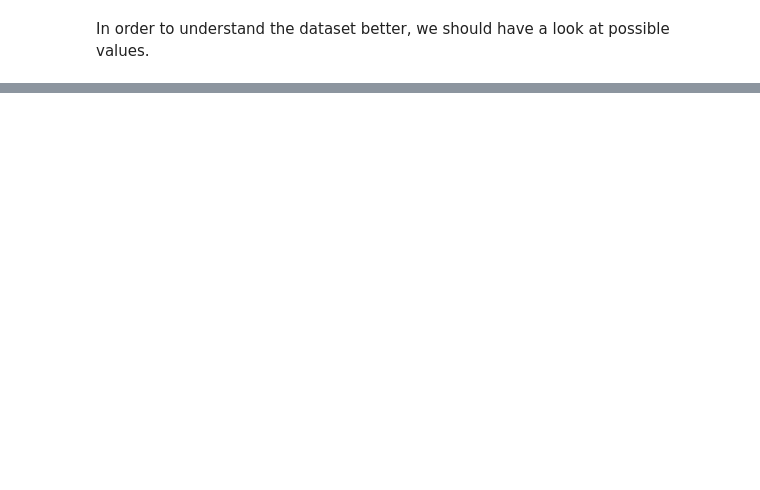
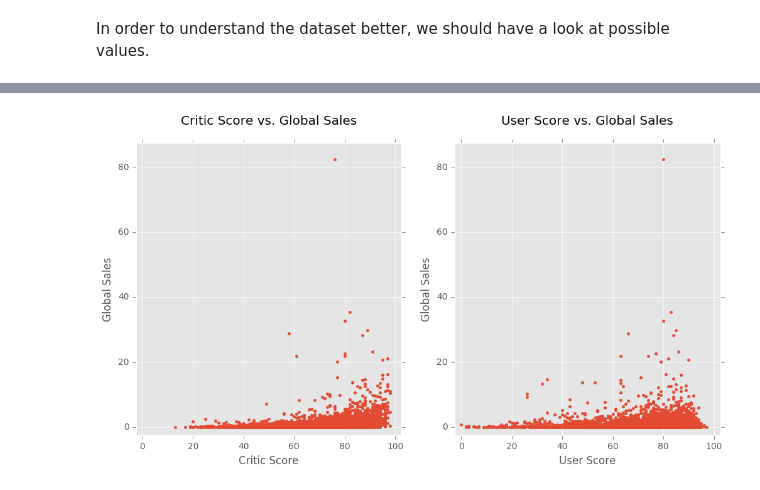
Before and after one commit to otacke/udacity-machine-learning-engineer, a Jupyter notebook: submissions/capstone_project/video_games_sales.ipynb, the cells around one changed output, grey strips where cells are left out. Cells and saved outputs as stored; diff of their text form; code cells hidden in the pictures; blank space fills up the shorter version.

```diff
--- a/submissions/capstone_project/video_games_sales.ipynb
+++ b/submissions/capstone_project/video_games_sales.ipynb
@@ -505,2 +545,22 @@ def computeSkewness(dataframe):
+# %%
+def plotScoresVsSales(dataset, filename = None):
+    fig = plt.figure(figsize=(12,6))
+
+    # Critic Score vs. Global Sales
+    maxy = dataset['Global_Sales'].max() + 5
+    ax = fig.add_subplot(121, xlim=(-2.5,102.5), ylim=(-2.5, maxy), title='Critic Score vs. Global Sales\n')
+    ax.set_xlabel('Critic Score')
+    ax.set_ylabel('Global Sales')
+    ax.plot(dataset.Critic_Score, dataset.Global_Sales, marker='.', linestyle='')
+
+    # User Score vs. Global Sales
+    ax = fig.add_subplot(122, xlim=(-2.5,102.5), ylim=(-2.5, maxy), title='User Score vs. Global Sales\n')
+    ax.set_xlabel('User Score')
+    ax.set_ylabel('Global Sales')
+    ax.plot(dataset.User_Score, dataset.Global_Sales, marker='.', linestyle='')
+
+    plt.show()
+    if (type(filename) == str):
+        fig.savefig(filename)
 # %% [markdown]
 ## Begin of analysis
@@ -611,17 +668,10 @@ Unique values for column 'Rating': 9
 # Feature Generation and further harmonizing data
 
 # make a short dataset that will contain all rows considered for further analysis
+raw_dataset = dataset.copy()
 
-short_dataset1 = clean_dataset1.copy()
+#rescale column for human readability, doesn't change anything for analysis
+raw_dataset['User_Score'] = raw_dataset['User_Score'] * 10
 
-#rescale column for human readability
-short_dataset1['User_Score'] = short_dataset1['User_Score'] * 10
-
-# make feature for "platform manufacturer"
-short_dataset1 = createFeaturePlatformManufacturer(short_dataset1)
-
-# make feature for "portable"
-short_dataset1 = createFeaturePortables(short_dataset1)
-
-showDatasetInfos(short_dataset1)
+showDatasetInfos(raw_dataset)
 # %% [output]
@@ -721,0 +739,4 @@ In order to understand the dataset better, we should have a look at possible val
+# %%
+plotScoresVsSales(raw_dataset, 'viz/scores_vs_sales.png')
+# %% [output]
+[figure, added]
```
Also changed, not shown: parts of 51 cells of this notebook.
